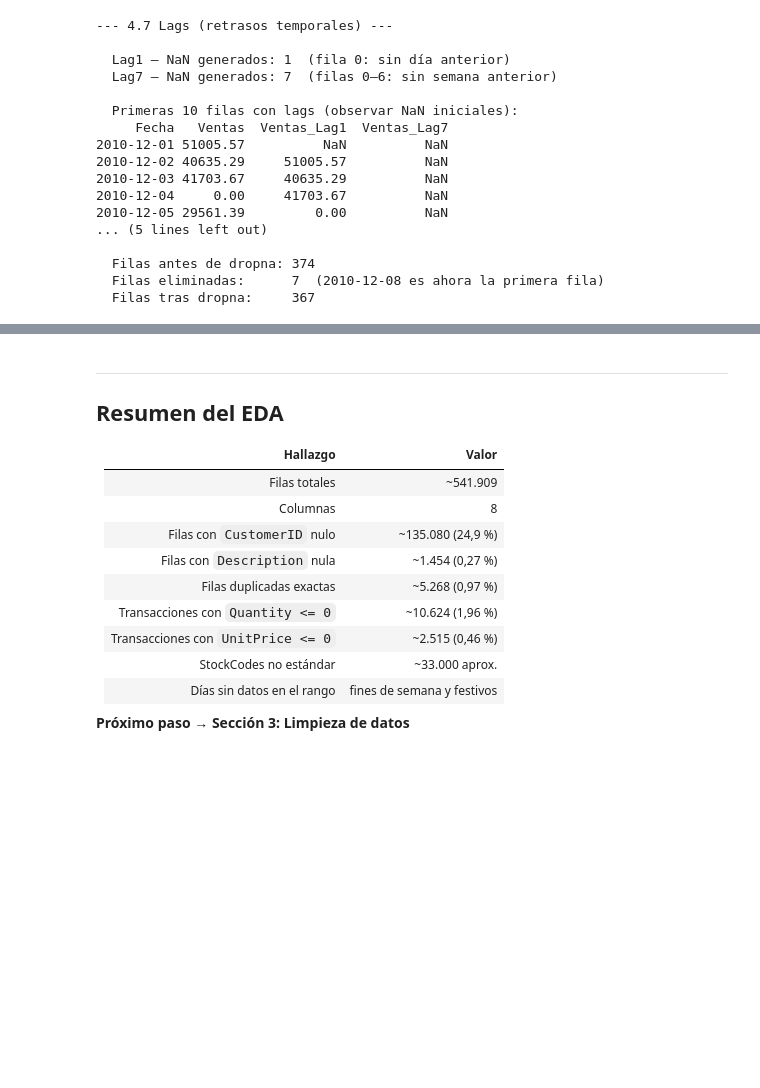
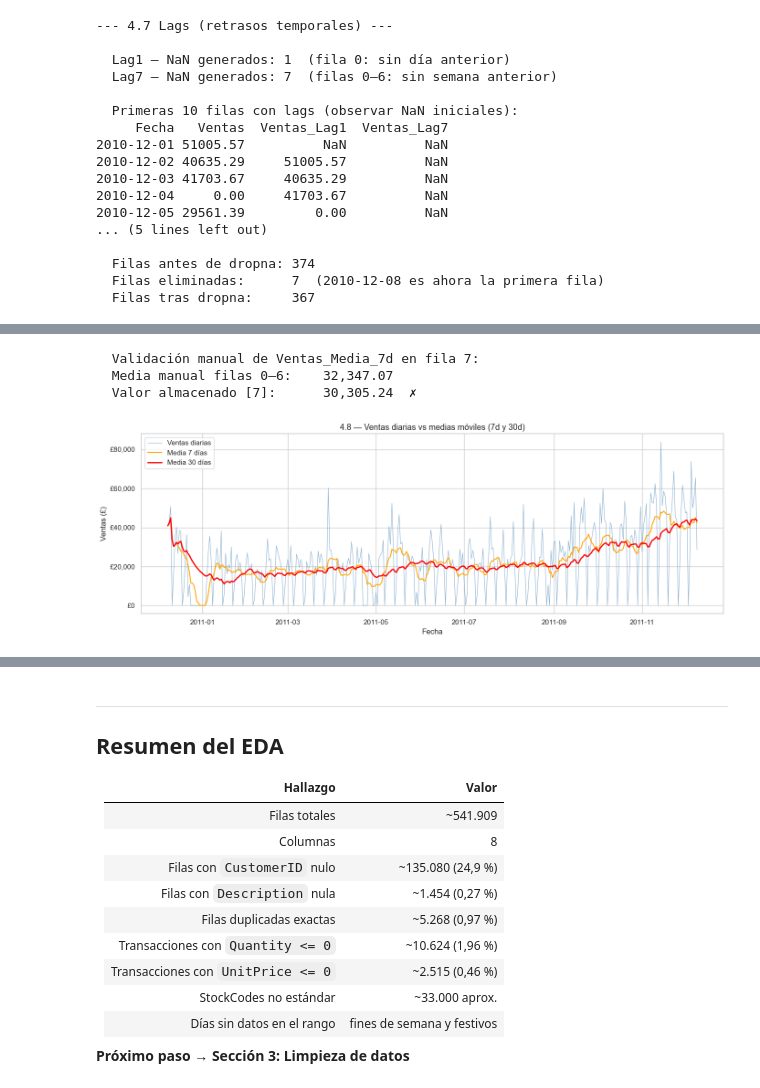
Before and after one commit to ravel01106/proyecto-master-ia-big-data, a Jupyter notebook: ProyectoRegresion/proyectoRegresion.ipynb, the cells around one changed output, grey strips where cells are left out. Cells and saved outputs as stored; diff of their text form; code cells hidden in the pictures; blank space fills up the shorter version.

```diff
--- a/ProyectoRegresion/proyectoRegresion.ipynb
+++ b/ProyectoRegresion/proyectoRegresion.ipynb
@@ -2124,0 +2140,15 @@ AttributeError: 'DataFrame' object has no attribute 'applymap'
+# %%
+print("\n\n--- 4.8 Medias móviles (rolling windows) ---")
+
+df_daily['Ventas_Media_7d']  = (
+    df_daily['Ventas'].rolling(window=7,  min_periods=1).mean()
+)
+df_daily['Ventas_Media_30d'] = (
+    df_daily['Ventas'].rolling(window=30, min_periods=1).mean()
+)
+
+# ── 4.8.2  Verificación de NaN ───────────────────────────────────────────────
+n_nan_7d  = df_daily['Ventas_Media_7d'].isna().sum()
+n_nan_30d = df_daily['Ventas_Media_30d'].isna().sum()
+print(f"\n  NaN en Ventas_Media_7d:  {n_nan_7d}   (esperado: 0 con min_periods=1)")
+print(f"  NaN en Ventas_Media_30d: {n_nan_30d}  (esperado: 0 con min_periods=1)")
@@ -2124,0 +2180,32 @@ AttributeError: 'DataFrame' object has no attribute 'applymap'
+# %%
+# ── 4.8.4  Validación manual de Ventas_Media_7d ──────────────────────────────
+# La fila con índice 7 (8ª fila) debe tener Media_7d = media de las filas 1-7
+print(f"\n  Validación manual de Ventas_Media_7d en fila 7:")
+media_manual = df_daily.loc[1:7, 'Ventas'].mean()
+media_stored = df_daily.loc[7, 'Ventas_Media_7d']
+ok = '✓' if abs(media_manual - media_stored) < 0.01 else '✗'
+print(f"  Media manual filas 1–7: {media_manual:>12,.2f}")
+print(f"  Valor almacenado [7]:   {media_stored:>12,.2f}  {ok}")
+# %% [output]
+  Validación manual de Ventas_Media_7d en fila 7:
+  Media manual filas 0–6:    32,347.07
+  Valor almacenado [7]:      30,305.24  ✗
+# %%
+# ── 4.8.5  Gráfica: Ventas vs medias móviles ─────────────────────────────────
+fig, ax = plt.subplots(figsize=(14, 5))
+ax.plot(df_daily['Fecha'], df_daily['Ventas'],
+        color='steelblue', linewidth=0.8, alpha=0.6, label='Ventas diarias')
+ax.plot(df_daily['Fecha'], df_daily['Ventas_Media_7d'],
+        color='orange', linewidth=1.5, label='Media 7 días')
+ax.plot(df_daily['Fecha'], df_daily['Ventas_Media_30d'],
+        color='red', linewidth=2.0, label='Media 30 días')
+ax.set_title('4.8 — Ventas diarias vs medias móviles (7d y 30d)', fontsize=13)
+ax.set_xlabel('Fecha')
+ax.set_ylabel('Ventas (£)')
+ax.yaxis.set_major_formatter(mticker.FuncFormatter(lambda x, _: f'£{x:,.0f}'))
+ax.legend()
+plt.tight_layout()
+plt.savefig(f'{RUTA_GRAFICOS}4.8_medias_moviles.png', dpi=150)
+plt.show()
+# %% [output]
+[figure, added]
```
Also changed, not shown: parts of 5 cells of this notebook, 2 other files.
